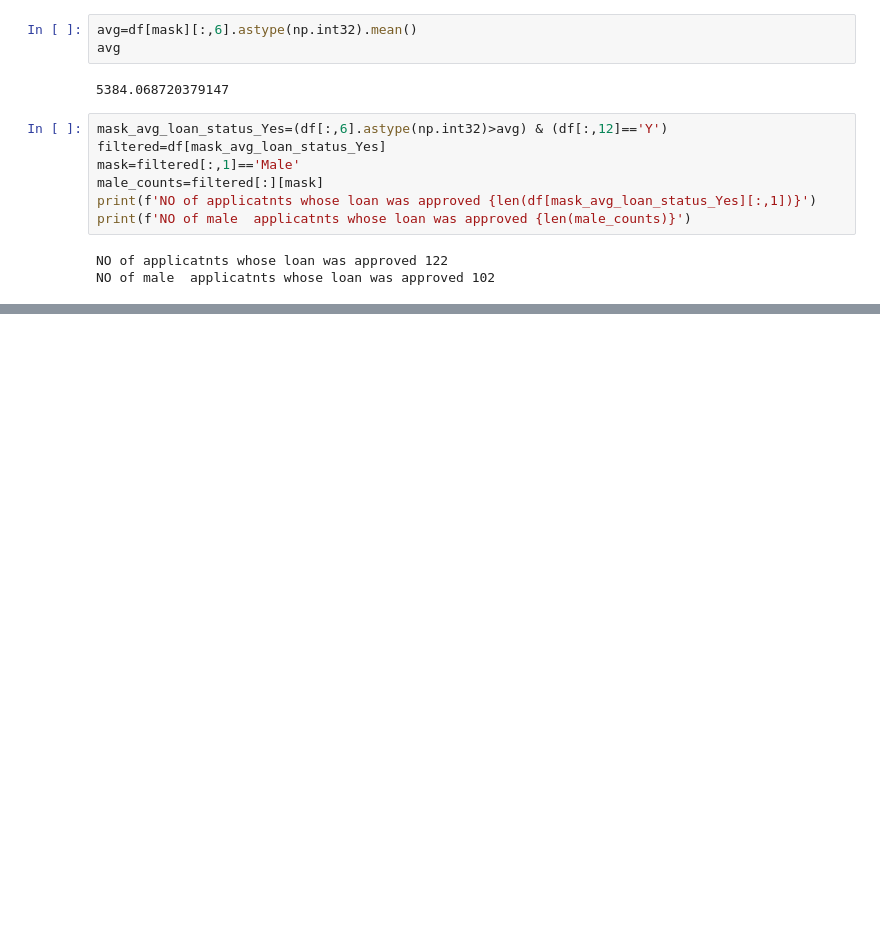
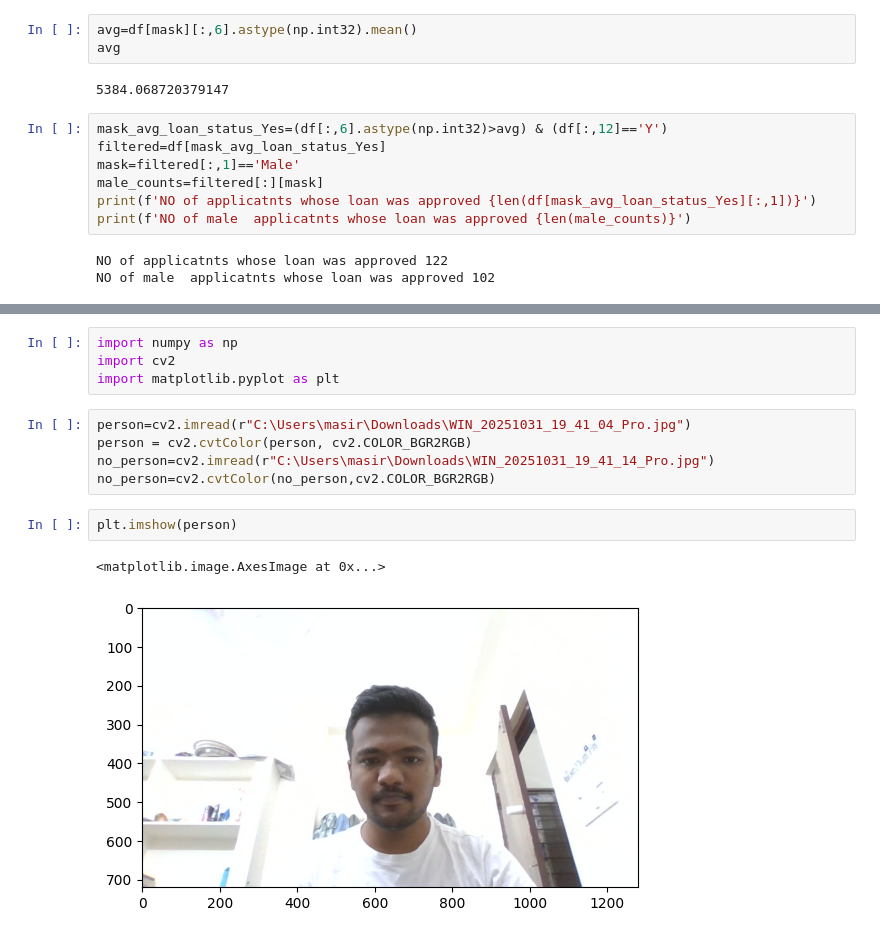
Before and after one commit to Masireddyvamshi/Exploratory_Data_Analysis, a Jupyter notebook: classNotes.ipynb, the cells around one changed output, grey strips where cells are left out. Saved outputs shown, nothing was run; the diff lists cells and outputs as text; blank space fills up the shorter version.

```diff
--- a/classNotes.ipynb
+++ b/classNotes.ipynb
@@ -1196,0 +1926,14 @@ NO of male  applicatnts whose loan was approved 102
+# %%
+import numpy as np
+import cv2
+import matplotlib.pyplot as plt
+# %%
+person=cv2.imread(r"C:\Users\masir\Downloads\WIN_20251031_19_41_04_Pro.jpg")
+person = cv2.cvtColor(person, cv2.COLOR_BGR2RGB)
+no_person=cv2.imread(r"C:\Users\masir\Downloads\WIN_20251031_19_41_14_Pro.jpg")
+no_person=cv2.cvtColor(no_person,cv2.COLOR_BGR2RGB)
+# %%
+plt.imshow(person)
+# %% [output]
+<matplotlib.image.AxesImage at 0x...>
+[figure, added]
```
Also changed, not shown: parts of 123 cells of this notebook.
